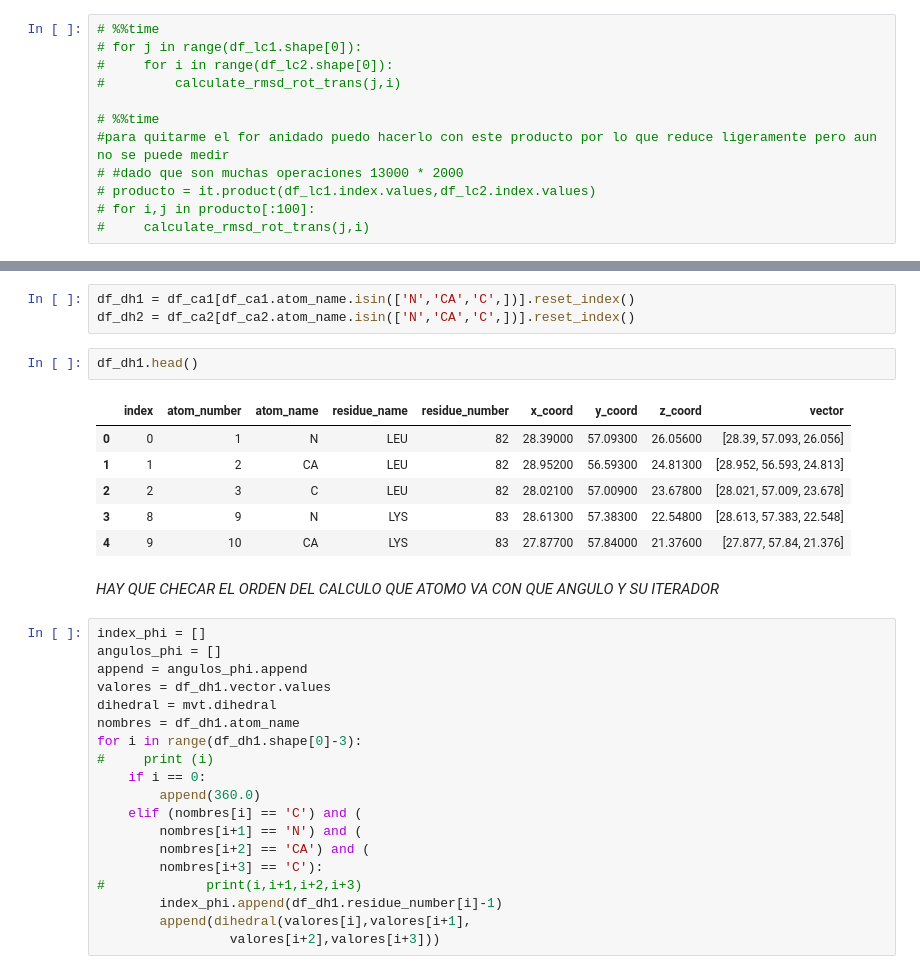
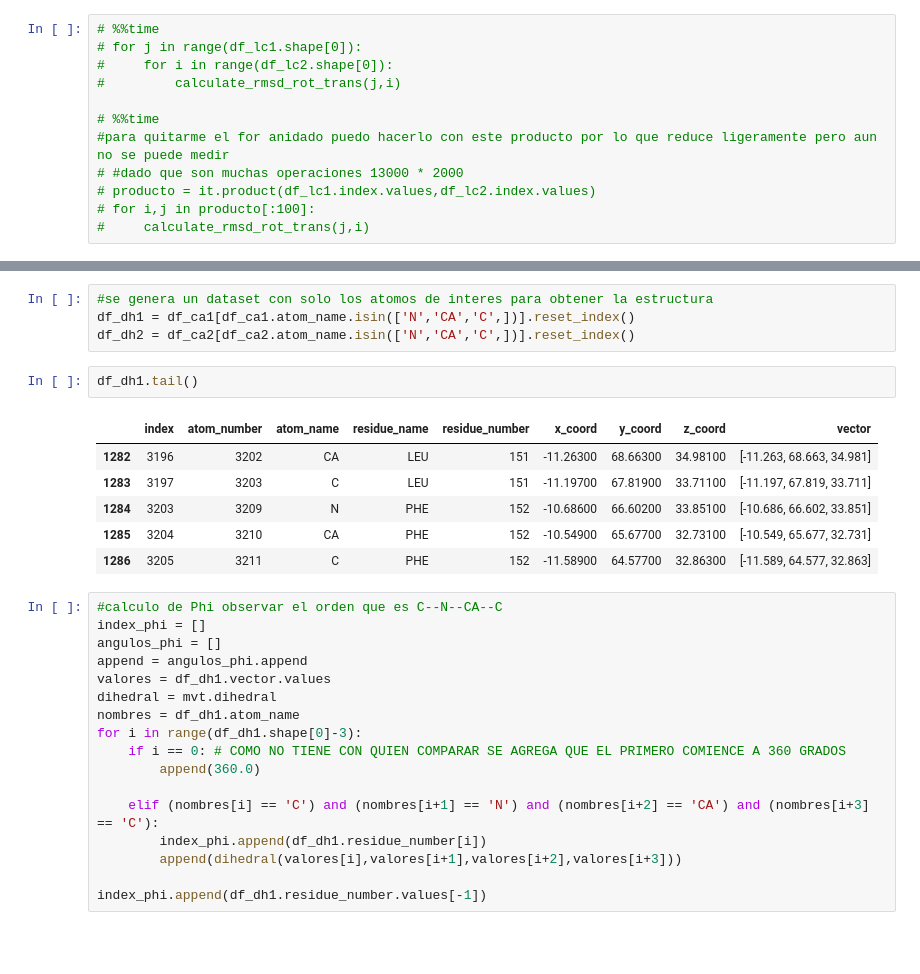
Before and after one commit to marciniega/pdbmani, a Jupyter notebook: Serch/CLICK_calculate_SSM.ipynb, the cells around one changed output, grey strips where cells are left out. Drawn from its saved outputs; the diff is of its cells as text; blank space fills up the shorter version.

```diff
--- a/Serch/CLICK_calculate_SSM.ipynb
+++ b/Serch/CLICK_calculate_SSM.ipynb
@@ -451,18 +443,18 @@ mvt.dihedral(a1,a2,a3,a4)
 # %%
+#se genera un dataset con solo los atomos de interes para obtener la estructura
 df_dh1 = df_ca1[df_ca1.atom_name.isin(['N','CA','C',])].reset_index()
 df_dh2 = df_ca2[df_ca2.atom_name.isin(['N','CA','C',])].reset_index()
 # %%
-df_dh1.head()
+df_dh1.tail()
 # %% [output]
 |  | index | atom_number | atom_name | residue_name | residue_number | x_coord | y_coord | z_coord | vector |
-| 0 | 0 | 1 | N | LEU | 82 | 28.39000 | 57.09300 | 26.05600 | [28.39, 57.093, 26.056] |
-| 1 | 1 | 2 | CA | LEU | 82 | 28.95200 | 56.59300 | 24.81300 | [28.952, 56.593, 24.813] |
-| 2 | 2 | 3 | C | LEU | 82 | 28.02100 | 57.00900 | 23.67800 | [28.021, 57.009, 23.678] |
-| 3 | 8 | 9 | N | LYS | 83 | 28.61300 | 57.38300 | 22.54800 | [28.613, 57.383, 22.548] |
-| 4 | 9 | 10 | CA | LYS | 83 | 27.87700 | 57.84000 | 21.37600 | [27.877, 57.84, 21.376] |
+| 1282 | 3196 | 3202 | CA | LEU | 151 | -11.26300 | 68.66300 | 34.98100 | [-11.263, 68.663, 34.981] |
+| 1283 | 3197 | 3203 | C | LEU | 151 | -11.19700 | 67.81900 | 33.71100 | [-11.197, 67.819, 33.711] |
+| 1284 | 3203 | 3209 | N | PHE | 152 | -10.68600 | 66.60200 | 33.85100 | [-10.686, 66.602, 33.851] |
+| 1285 | 3204 | 3210 | CA | PHE | 152 | -10.54900 | 65.67700 | 32.73100 | [-10.549, 65.677, 32.731] |
+| 1286 | 3205 | 3211 | C | PHE | 152 | -11.58900 | 64.57700 | 32.86300 | [-11.589, 64.577, 32.863] |
-# %% [markdown]
-_HAY QUE CHECAR EL ORDEN DEL CALCULO QUE ATOMO VA CON QUE ANGULO Y SU ITERADOR_
 # %%
+#calculo de Phi observar el orden que es C--N--CA--C
 index_phi = []
 angulos_phi = []
 append = angulos_phi.append
@@ -470,15 +462,12 @@ valores = df_dh1.vector.values
 dihedral = mvt.dihedral
 nombres = df_dh1.atom_name
 for i in range(df_dh1.shape[0]-3):
-#     print (i)
-    if i == 0:
+    if i == 0: # COMO NO TIENE CON QUIEN COMPARAR SE AGREGA QUE EL PRIMERO COMIENCE A 360 GRADOS
         append(360.0)
-    elif (nombres[i] == 'C') and (
-        nombres[i+1] == 'N') and (
-        nombres[i+2] == 'CA') and (
-        nombres[i+3] == 'C'):
-#             print(i,i+1,i+2,i+3)
-        index_phi.append(df_dh1.residue_number[i]-1)
-        append(dihedral(valores[i],valores[i+1],
-                 valores[i+2],valores[i+3]))
+
+    elif (nombres[i] == 'C') and (nombres[i+1] == 'N') and (nombres[i+2] == 'CA') and (nombres[i+3] == 'C'):
+        index_phi.append(df_dh1.residue_number[i])
+        append(dihedral(valores[i],valores[i+1],valores[i+2],valores[i+3]))
+
+index_phi.append(df_dh1.residue_number.values[-1])
 # %%
```
Also changed, not shown: parts of 23 cells of this notebook, 1 other file.
